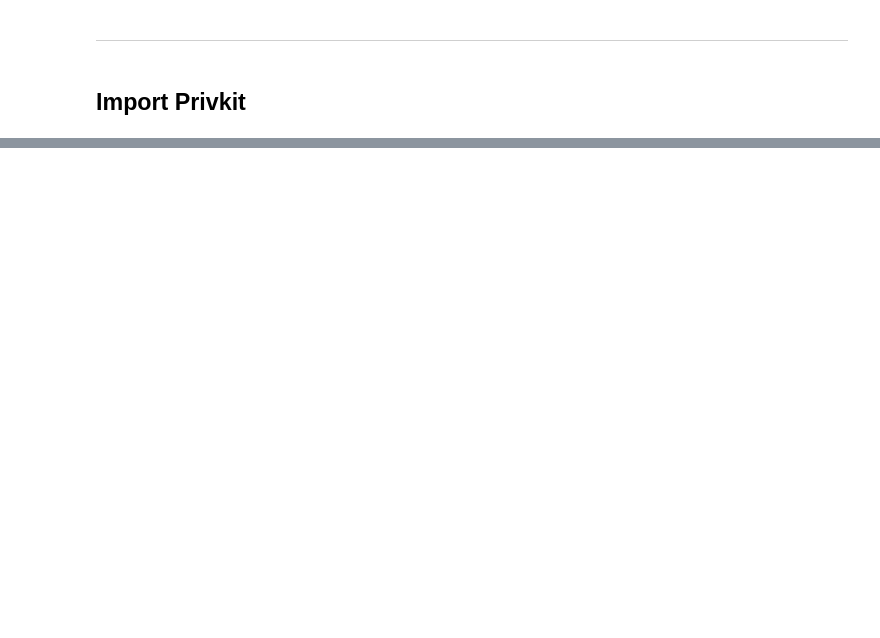
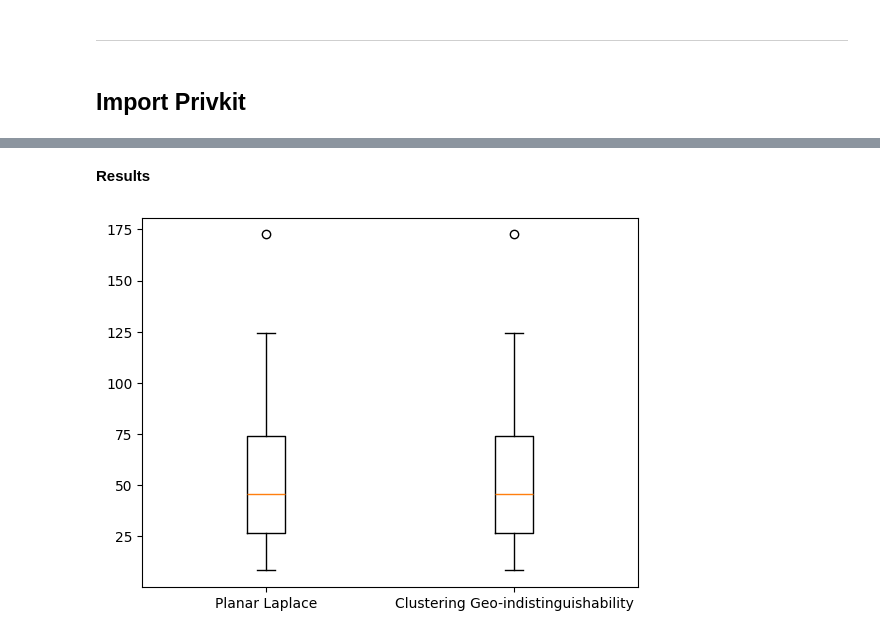
Before and after one commit to privkit/privkit-tutorials, a Jupyter notebook: Privkit Paper.ipynb, the cells around one changed output, grey strips where cells are left out. Cells and saved outputs as stored; diff of their text form; code cells hidden in the pictures; blank space fills up the shorter version.

Commit message:
ENH,FIX: Enhance tutorials and fix missing epsilon value.

```diff
--- a/Privkit Paper.ipynb
+++ b/Privkit Paper.ipynb
@@ -48,0 +64,3 @@ location_data = geolife_dataset.data
+# %%
+location_data = geolife_dataset.data
+location_data.data = location_data.data[:50]
@@ -49,6 +69,8 @@ location_data = geolife_dataset.data
 # %%
 planar_laplace = pk.ppms.PlanarLaplace(epsilon=0.016)
 obfuscated_data_pl = planar_laplace.execute(location_data)
-
-clustering = pk.ppms.ClusteringGeoInd(epsilon=0.016, r=100)
-obfuscated_data_cgi = clustering.execute(location_data)
+obfuscated_data_pl.data = location_data.data.copy()
+# %%
+clustering = pk.ppms.ClusteringGeoInd(epsilon=0.016, r=100)
+obfuscated_data_cgi = clustering.execute(location_data)
+obfuscated_data_cgi.data = location_data.data.copy()
@@ -66,0 +88,18 @@ adversary_error.execute(adversary_data)
+# %%
+results = {
+    planar_laplace.PPM_ID: obfuscated_data_pl,
+    clustering.PPM_ID: obfuscated_data_cgi
+}
+
+for ppm, data in results.items():
+    print(f"Applying optHW for {ppm}:")
+
+    optHW = pk.OptimalHW(epsilon=0.016)
+    location_data_opthw = optHW.execute(data)
+
+    adversary_error = pk.metrics.AdversaryError()
+    adversary_error.execute(data)
+
+    quality_loss = pk.metrics.QualityLoss()
+    quality_loss.execute(data)
+    print("--------------------------")
@@ -66,0 +124,2 @@ adversary_error.execute(adversary_data)
+# %% [markdown]
+**Results**
@@ -66,0 +128,8 @@ adversary_error.execute(adversary_data)
+# %%
+fig, ax = plt.subplots()
+ax.boxplot([obfuscated_data_pl.data[quality_loss.METRIC_ID], obfuscated_data_cgi.data[quality_loss.METRIC_ID]])
+ax.set_xticklabels([planar_laplace.PPM_NAME, clustering.PPM_NAME])
+
+plt.show()
+# %% [output]
+[figure, added]
```
Also changed, not shown: parts of 19 cells of this notebook, 4 other files.
